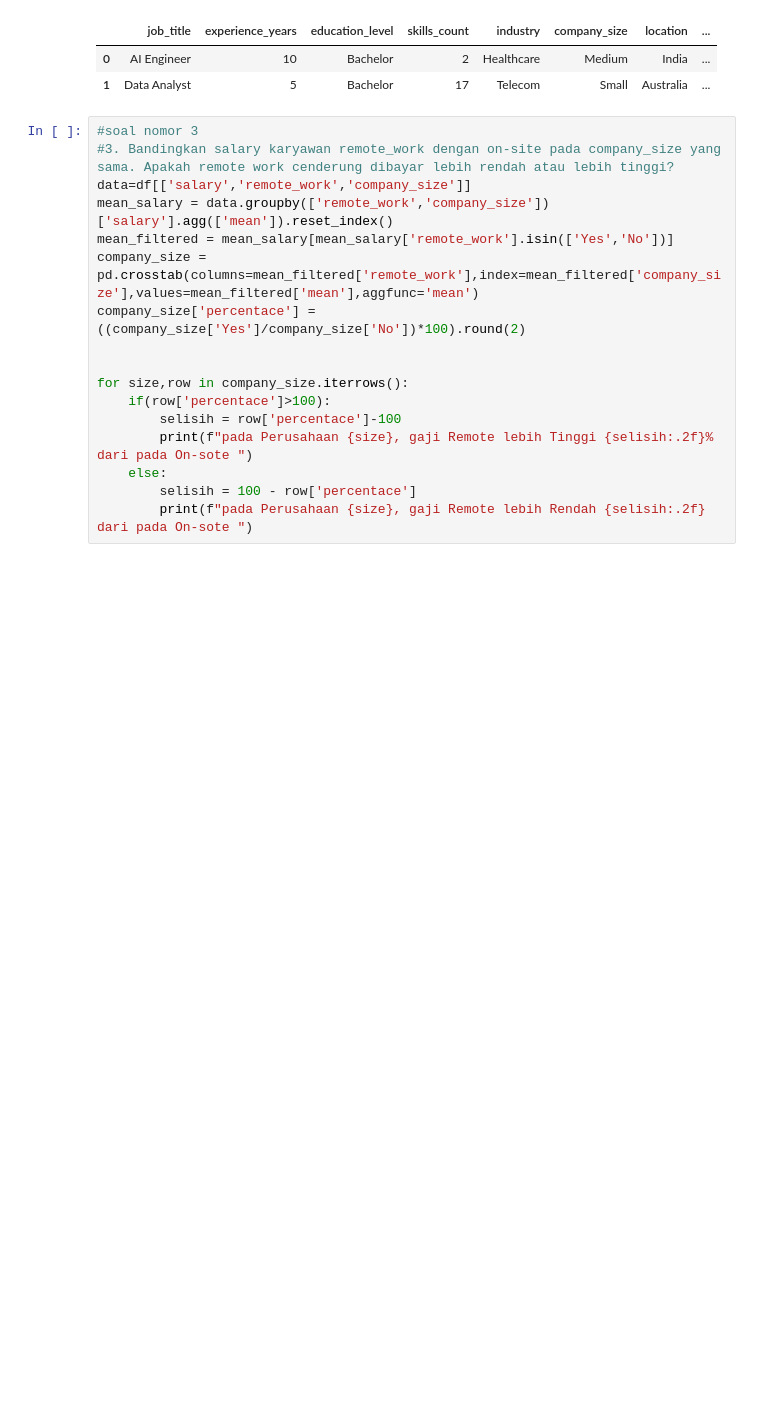
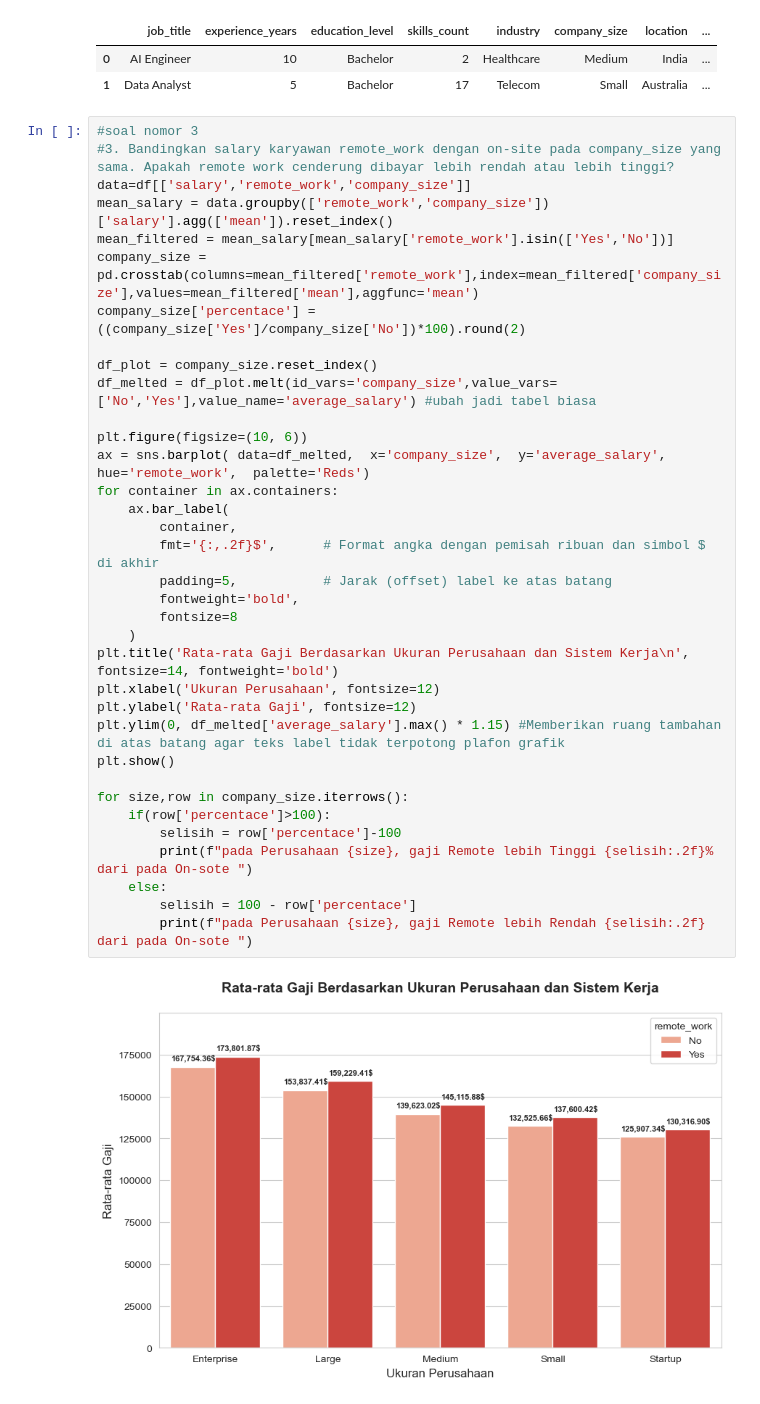
Before and after one commit to HafidzAfrieno/Project-Data-Analyst-Part-1, a Jupyter notebook: job_salary_analyst.ipynb, the cells around one changed output. Saved outputs shown, nothing was run; the diff lists cells and outputs as text; blank space fills up the shorter version.

```diff
--- a/job_salary_analyst.ipynb
+++ b/job_salary_analyst.ipynb
@@ -582,21 +582,40 @@ df.head(2)
 # %%
 #soal nomor 3
 #3. Bandingkan salary karyawan remote_work dengan on-site pada company_size yang sama. Apakah remote work cenderung dibayar lebih rendah atau lebih tinggi?
 data=df[['salary','remote_work','company_size']]
 mean_salary = data.groupby(['remote_work','company_size'])['salary'].agg(['mean']).reset_index()
 mean_filtered = mean_salary[mean_salary['remote_work'].isin(['Yes','No'])]
 company_size = pd.crosstab(columns=mean_filtered['remote_work'],index=mean_filtered['company_size'],values=mean_filtered['mean'],aggfunc='mean')
 company_size['percentace'] =((company_size['Yes']/company_size['No'])*100).round(2)
 
+df_plot = company_size.reset_index()
+df_melted = df_plot.melt(id_vars='company_size',value_vars=['No','Yes'],value_name='average_salary') #ubah jadi tabel biasa
+
+plt.figure(figsize=(10, 6))
+ax = sns.barplot( data=df_melted,  x='company_size',  y='average_salary',  hue='remote_work',  palette='Reds')
+for container in ax.containers:
+    ax.bar_label(
+        container,
+        fmt='{:,.2f}$',      # Format angka dengan pemisah ribuan dan simbol $ di akhir
+        padding=5,           # Jarak (offset) label ke atas batang
+        fontweight='bold',
+        fontsize=8
+    )
+plt.title('Rata-rata Gaji Berdasarkan Ukuran Perusahaan dan Sistem Kerja\n', fontsize=14, fontweight='bold')
+plt.xlabel('Ukuran Perusahaan', fontsize=12)
+plt.ylabel('Rata-rata Gaji', fontsize=12)
+plt.ylim(0, df_melted['average_salary'].max() * 1.15) #Memberikan ruang tambahan di atas batang agar teks label tidak terpotong plafon grafik
+plt.show()
 
 for size,row in company_size.iterrows():
     if(row['percentace']>100):
         selisih = row['percentace']-100
         print(f"pada Perusahaan {size}, gaji Remote lebih Tinggi {selisih:.2f}% dari pada On-sote ")
     else:
         selisih = 100 - row['percentace']
         print(f"pada Perusahaan {size}, gaji Remote lebih Rendah {selisih:.2f} dari pada On-sote ")
 # %% [output]
+[figure, added]
 pada Perusahaan Enterprise, gaji Remote lebih Tinggi 3.60% dari pada On-sote
 pada Perusahaan Large, gaji Remote lebih Tinggi 3.50% dari pada On-sote
 pada Perusahaan Medium, gaji Remote lebih Tinggi 3.93% dari pada On-sote
```
